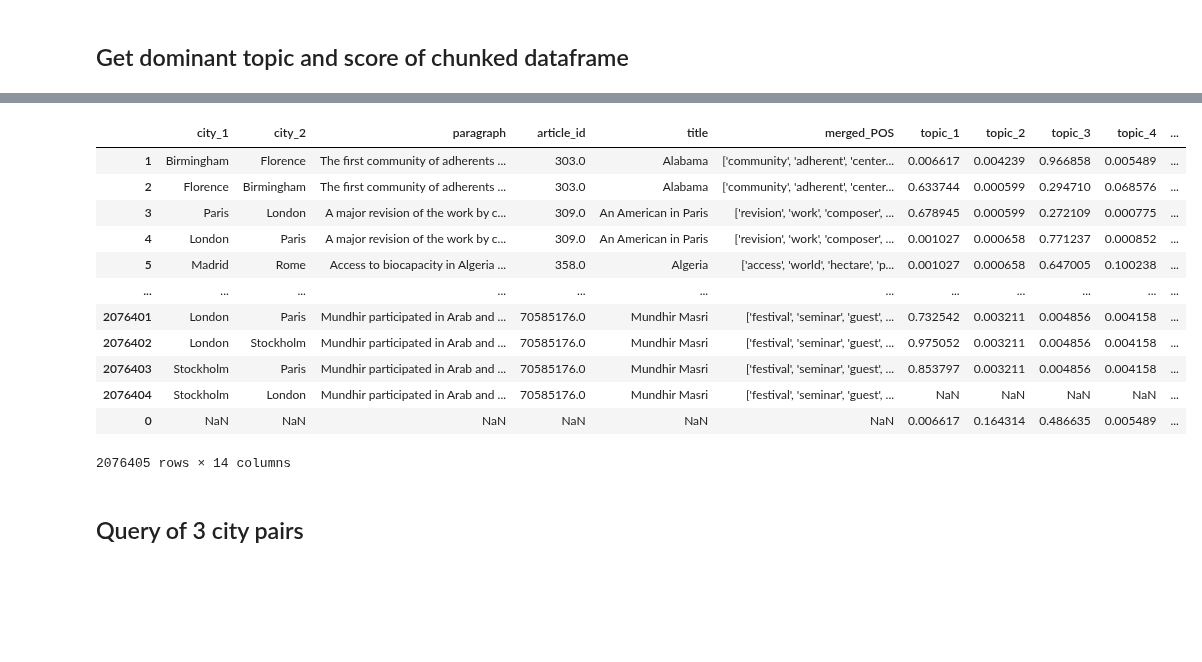
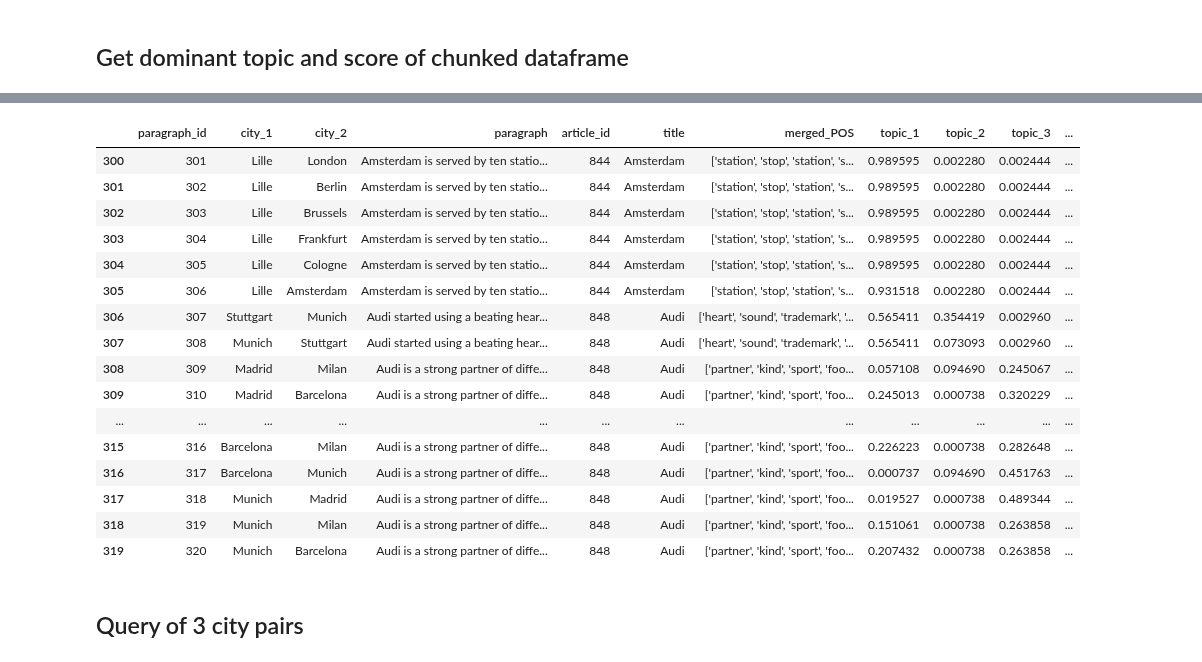
Before and after one commit to seriousdeejay/citynet, a Jupyter notebook: src/analyses/Diederik_Clean/2 Topic Modeling - Paragraphs.ipynb, the cells around one changed output, grey strips where cells are left out. Drawn from its saved outputs; the diff is of its cells as text; code cells hidden in the pictures; blank space fills up the shorter version.

```diff
--- a/src/analyses/Diederik_Clean/2 Topic Modeling - Paragraphs.ipynb
+++ b/src/analyses/Diederik_Clean/2 Topic Modeling - Paragraphs.ipynb
@@ -33,10 +31,9 @@ import pyLDAvis.gensim_models as gensimvis
 # %%
 files_dir = '../../../../data_clean/paragraphs_lemmatised/'
+# os.listdir('../../../../data_clean/lda_models/')
+lda_models_path = '../../../../data_clean/lda_models/'
+
 POS = ["NOUN", "VERB", "ADJ"]
-
-
-
-
 ONLY_ENGLISH_WORDS = True
 merged_POS = True
 saving = True
@@ -114,7 +111,7 @@ len(dataframes)
 result = pd.concat(dataframes) #, keys=citypairs)
 result.set_index('paragraph_id', inplace=True)
 result.sort_index(inplace=True)
-# result.reset_index(inplace=True)
+result.reset_index(inplace=True)
 
 # paris_london = result.loc["paris_london"]
 # paris_london.set_index('paragraph_id', inplace=True)
@@ -564,3 +555,9 @@ topic_distributions.head(2)
 | 1 | 0.006307 | 0.006313 | 0.971652 | 0.005055 | 0.010673 |
 # %%
 topic_distributions.to_csv(os.path.join(saving_model_path, "topic_distributions_per_paragraph.csv"), index=False)
+# %%
+model_dir = "lda_model_2millionDocs_5topics"
+filename = "topic_distributions_per_paragraph.csv"
+fp = os.path.join(lda_models_path, model_dir, filename)
+topic_distributions = pd.read_csv(fp)
+topic_distributions
@@ -614,21 +663,25 @@ final_df = pd.concat(chunked_dataframe,axis=0)
 final_df_renamed_cols = final_df.rename(columns = { 'idxmax': 'lda_dominant',
                                         'max': 'lda_dominant_score'}, inplace = False)
 # %%
-final_df_renamed_cols
+final_df_renamed_cols.iloc[300:320]
 # %% [output]
-|  | city_1 | city_2 | paragraph | article_id | title | merged_POS | topic_1 | topic_2 | topic_3 | topic_4 | ... |
-| 1 | Birmingham | Florence | The first community of adherents ... | 303.0 | Alabama | ['community', 'adherent', 'center... | 0.006617 | 0.004239 | 0.966858 | 0.005489 | ... |
-| 2 | Florence | Birmingham | The first community of adherents ... | 303.0 | Alabama | ['community', 'adherent', 'center... | 0.633744 | 0.000599 | 0.294710 | 0.068576 | ... |
-| 3 | Paris | London | A major revision of the work by c... | 309.0 | An American in Paris | ['revision', 'work', 'composer', ... | 0.678945 | 0.000599 | 0.272109 | 0.000775 | ... |
-| 4 | London | Paris | A major revision of the work by c... | 309.0 | An American in Paris | ['revision', 'work', 'composer', ... | 0.001027 | 0.000658 | 0.771237 | 0.000852 | ... |
-| 5 | Madrid | Rome | Access to biocapacity in Algeria ... | 358.0 | Algeria | ['access', 'world', 'hectare', 'p... | 0.001027 | 0.000658 | 0.647005 | 0.100238 | ... |
+|  | paragraph_id | city_1 | city_2 | paragraph | article_id | title | merged_POS | topic_1 | topic_2 | topic_3 | ... |
+| 300 | 301 | Lille | London | Amsterdam is served by ten statio... | 844 | Amsterdam | ['station', 'stop', 'station', 's... | 0.989595 | 0.002280 | 0.002444 | ... |
+| 301 | 302 | Lille | Berlin | Amsterdam is served by ten statio... | 844 | Amsterdam | ['station', 'stop', 'station', 's... | 0.989595 | 0.002280 | 0.002444 | ... |
+| 302 | 303 | Lille | Brussels | Amsterdam is served by ten statio... | 844 | Amsterdam | ['station', 'stop', 'station', 's... | 0.989595 | 0.002280 | 0.002444 | ... |
+| 303 | 304 | Lille | Frankfurt | Amsterdam is served by ten statio... | 844 | Amsterdam | ['station', 'stop', 'station', 's... | 0.989595 | 0.002280 | 0.002444 | ... |
+| 304 | 305 | Lille | Cologne | Amsterdam is served by ten statio... | 844 | Amsterdam | ['station', 'stop', 'station', 's... | 0.989595 | 0.002280 | 0.002444 | ... |
+| 305 | 306 | Lille | Amsterdam | Amsterdam is served by ten statio... | 844 | Amsterdam | ['station', 'stop', 'station', 's... | 0.931518 | 0.002280 | 0.002444 | ... |
+| 306 | 307 | Stuttgart | Munich | Audi started using a beating hear... | 848 | Audi | ['heart', 'sound', 'trademark', '... | 0.565411 | 0.354419 | 0.002960 | ... |
+| 307 | 308 | Munich | Stuttgart | Audi started using a beating hear... | 848 | Audi | ['heart', 'sound', 'trademark', '... | 0.565411 | 0.073093 | 0.002960 | ... |
+| 308 | 309 | Madrid | Milan | Audi is a strong partner of diffe... | 848 | Audi | ['partner', 'kind', 'sport', 'foo... | 0.057108 | 0.094690 | 0.245067 | ... |
+| 309 | 310 | Madrid | Barcelona | Audi is a strong partner of diffe... | 848 | Audi | ['partner', 'kind', 'sport', 'foo... | 0.245013 | 0.000738 | 0.320229 | ... |
 | ... | ... | ... | ... | ... | ... | ... | ... | ... | ... | ... | ... |
-| 2076401 | London | Paris | Mundhir participated in Arab and ... | 70585176.0 | Mundhir Masri | ['festival', 'seminar', 'guest', ... | 0.732542 | 0.003211 | 0.004856 | 0.004158 | ... |
-| 2076402 | London | Stockholm | Mundhir participated in Arab and ... | 70585176.0 | Mundhir Masri | ['festival', 'seminar', 'guest', ... | 0.975052 | 0.003211 | 0.004856 | 0.004158 | ... |
-| 2076403 | Stockholm | Paris | Mundhir participated in Arab and ... | 70585176.0 | Mundhir Masri | ['festival', 'seminar', 'guest', ... | 0.853797 | 0.003211 | 0.004856 | 0.004158 | ... |
-| 2076404 | Stockholm | London | Mundhir participated in Arab and ... | 70585176.0 | Mundhir Masri | ['festival', 'seminar', 'guest', ... | NaN | NaN | NaN | NaN | ... |
-| 0 | NaN | NaN | NaN | NaN | NaN | NaN | 0.006617 | 0.164314 | 0.486635 | 0.005489 | ... |
+| 315 | 316 | Barcelona | Milan | Audi is a strong partner of diffe... | 848 | Audi | ['partner', 'kind', 'sport', 'foo... | 0.226223 | 0.000738 | 0.282648 | ... |
+| 316 | 317 | Barcelona | Munich | Audi is a strong partner of diffe... | 848 | Audi | ['partner', 'kind', 'sport', 'foo... | 0.000737 | 0.094690 | 0.451763 | ... |
+| 317 | 318 | Munich | Madrid | Audi is a strong partner of diffe... | 848 | Audi | ['partner', 'kind', 'sport', 'foo... | 0.019527 | 0.000738 | 0.489344 | ... |
+| 318 | 319 | Munich | Milan | Audi is a strong partner of diffe... | 848 | Audi | ['partner', 'kind', 'sport', 'foo... | 0.151061 | 0.000738 | 0.263858 | ... |
+| 319 | 320 | Munich | Barcelona | Audi is a strong partner of diffe... | 848 | Audi | ['partner', 'kind', 'sport', 'foo... | 0.207432 | 0.000738 | 0.263858 | ... |
-2076405 rows × 14 columns
 # %% [markdown]
 ## Query of 3 city pairs
 # %%
```
Also changed, not shown: parts of 23 cells of this notebook, 1 other file.
